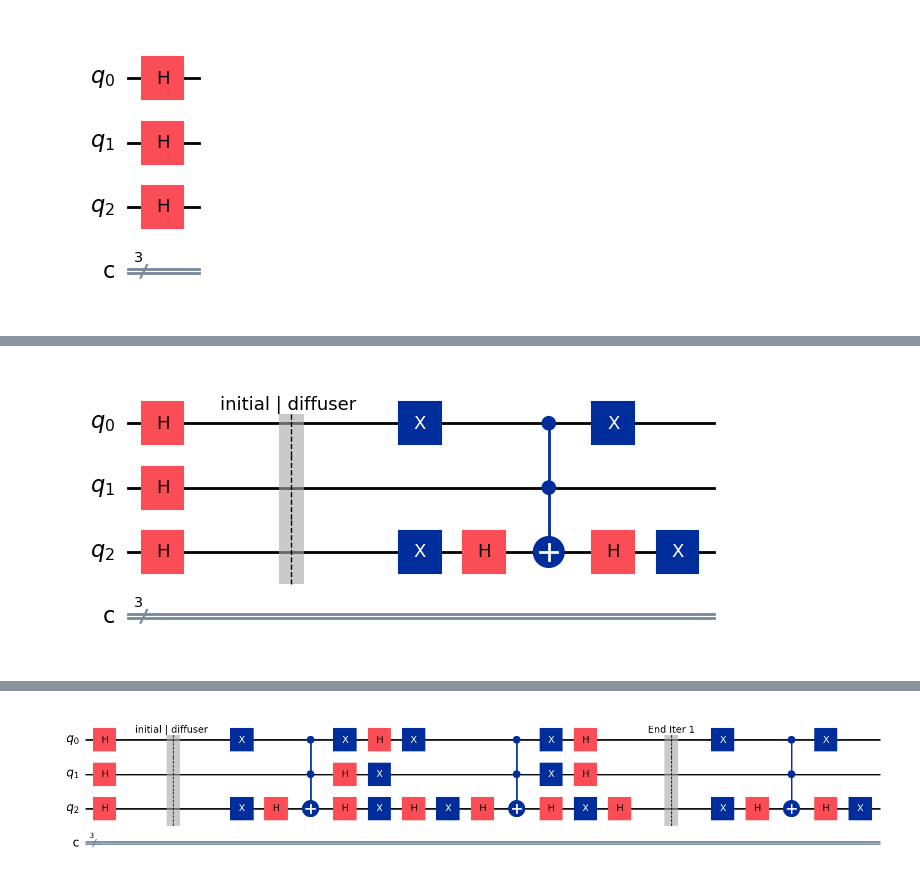
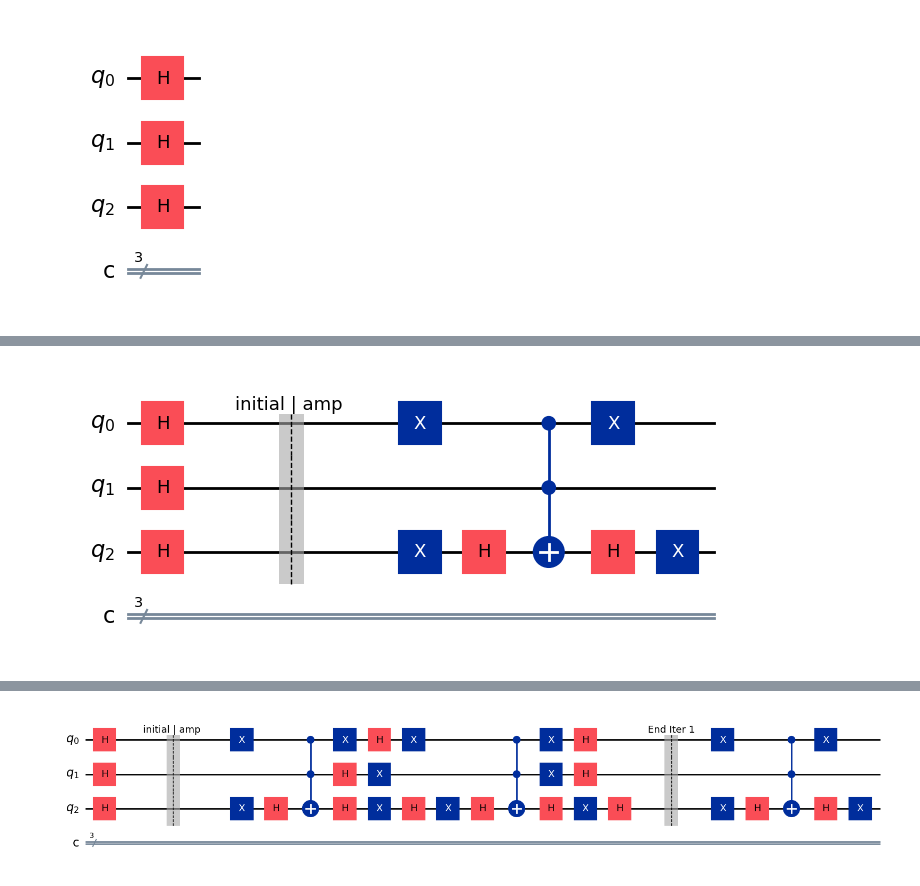
Before and after one commit to danehuang/annotated-qubit, a Jupyter notebook: src/06_grovers.ipynb, the cells around one changed output, grey strips where cells are left out. Cells and saved outputs as stored; diff of their text form; code cells hidden in the pictures.

Commit message:
grovers

```diff
--- a/src/06_grovers.ipynb
+++ b/src/06_grovers.ipynb
@@ -20,4 +25,0 @@ from util import zero, one
-# %%
-n = 3
-N = 2**n
-marked_state = "010"
@@ -44,0 +30,6 @@ plot_amplitudes(zero ^ zero ^ zero, marked_state)
+# %%
+n = 3
+N = 2**n
+marked_bitstring = "010"
+database = set([format(i, f"0{n}b") for i in range(2**n)])
+database
@@ -86,9 +254,9 @@ def grover_oracle(qc, marked_state):
         if bit == '0':
             qc.x(i)
 # %%
-qc.barrier(label="initial | diffuser ")
-grover_oracle(qc, marked_state)
+qc.barrier(label="initial | amp ")
+grover_oracle(qc, marked_bitstring)
 qc.draw(output="mpl", style="iqp")
 # %% [output]
-[figure, old version]
+[figure, new version]
 # %%
```
Also changed, not shown: parts of 54 cells of this notebook.
